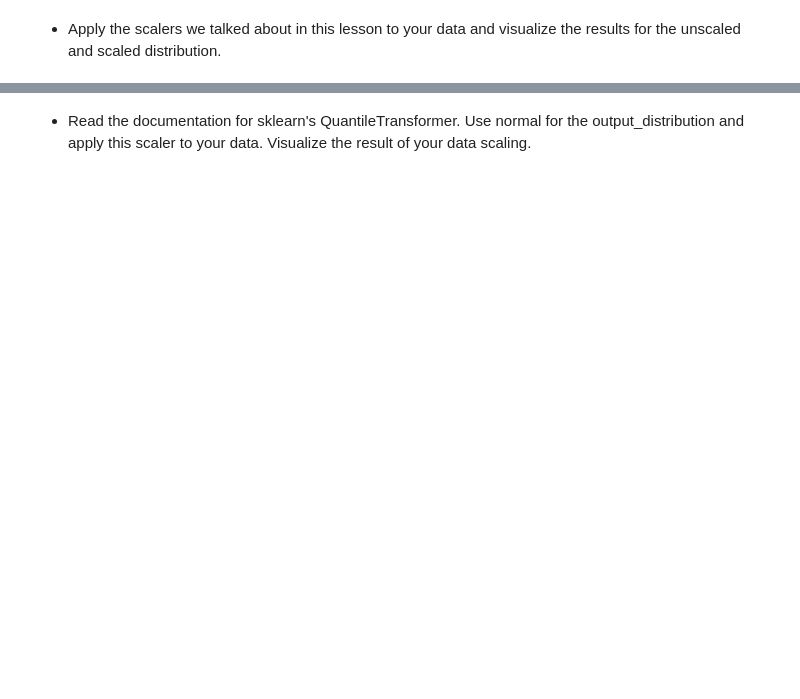
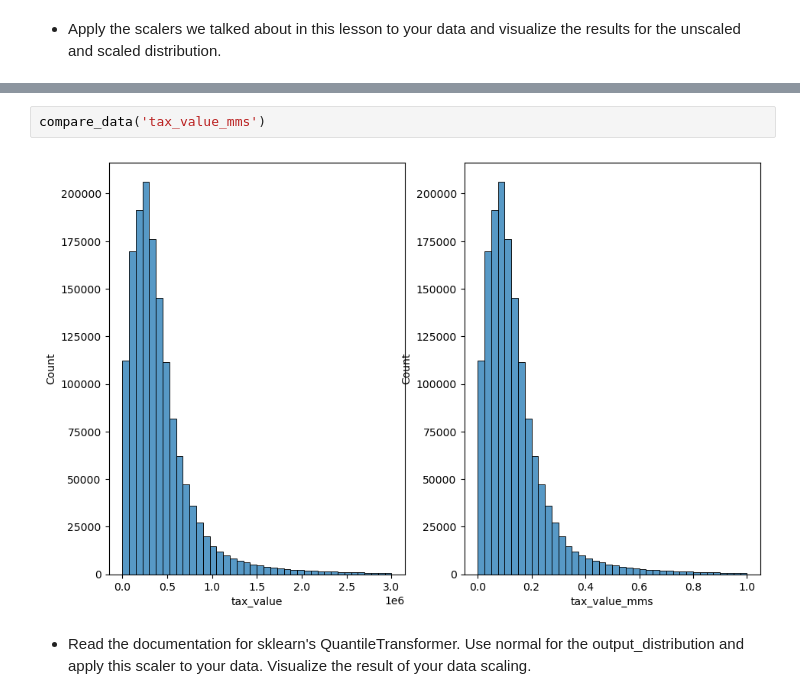
Before and after one commit to Marc-Aradillas/regression-exercises, a Jupyter notebook: scaling.ipynb, the cells around one changed output, grey strips where cells are left out. Saved outputs shown, nothing was run; the diff lists cells and outputs as text; blank space fills up the shorter version.

```diff
--- a/scaling.ipynb
+++ b/scaling.ipynb
@@ -36,2 +155,6 @@ df.head()
+# %%
+compare_data('tax_value_mms')
+# %% [output]
+[figure, added]
 # %% [markdown]
 * Read the documentation for sklearn's QuantileTransformer. Use normal for the output_distribution and apply this scaler to your data. Visualize the result of your data scaling.
```
Also changed, not shown: parts of 29 cells of this notebook, 2 other files.
